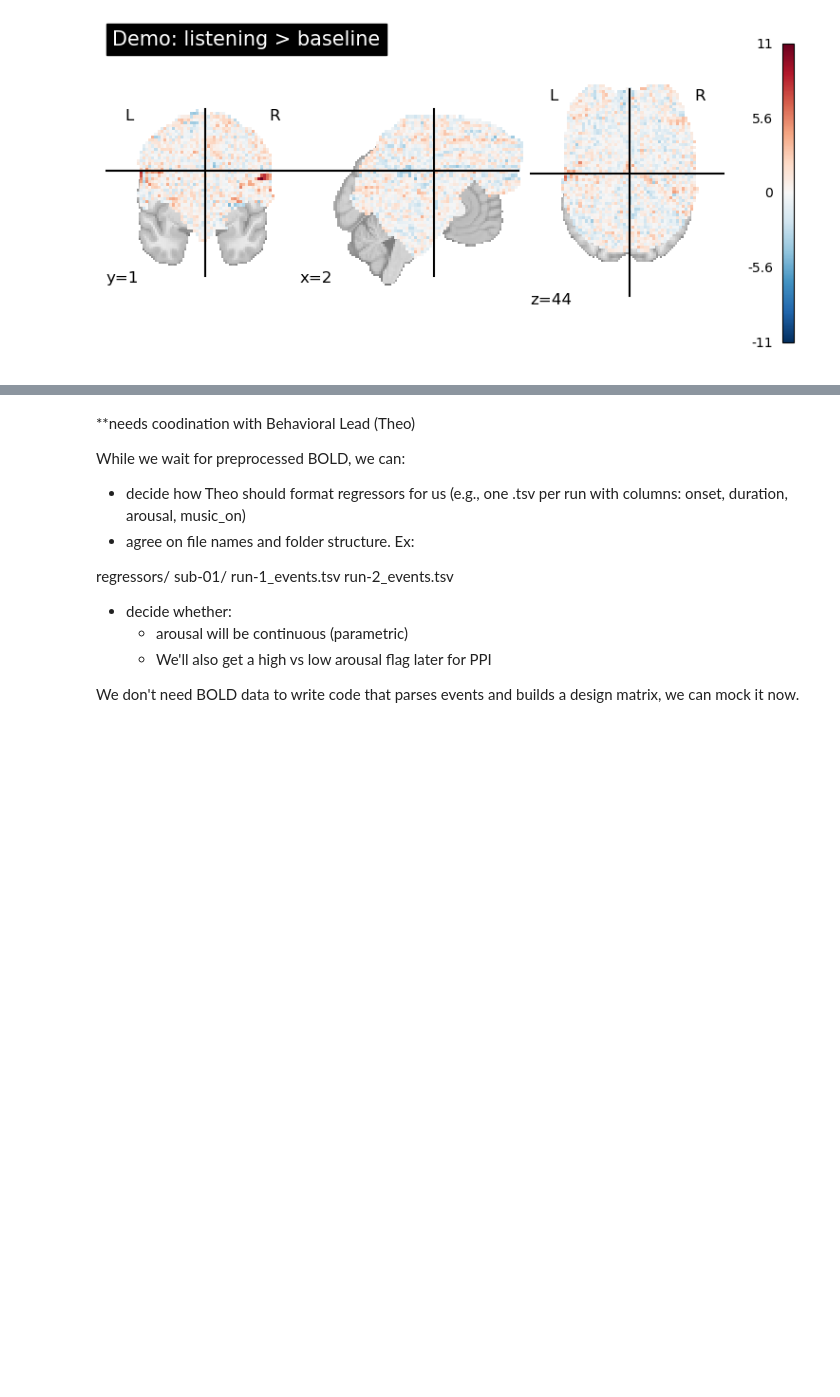
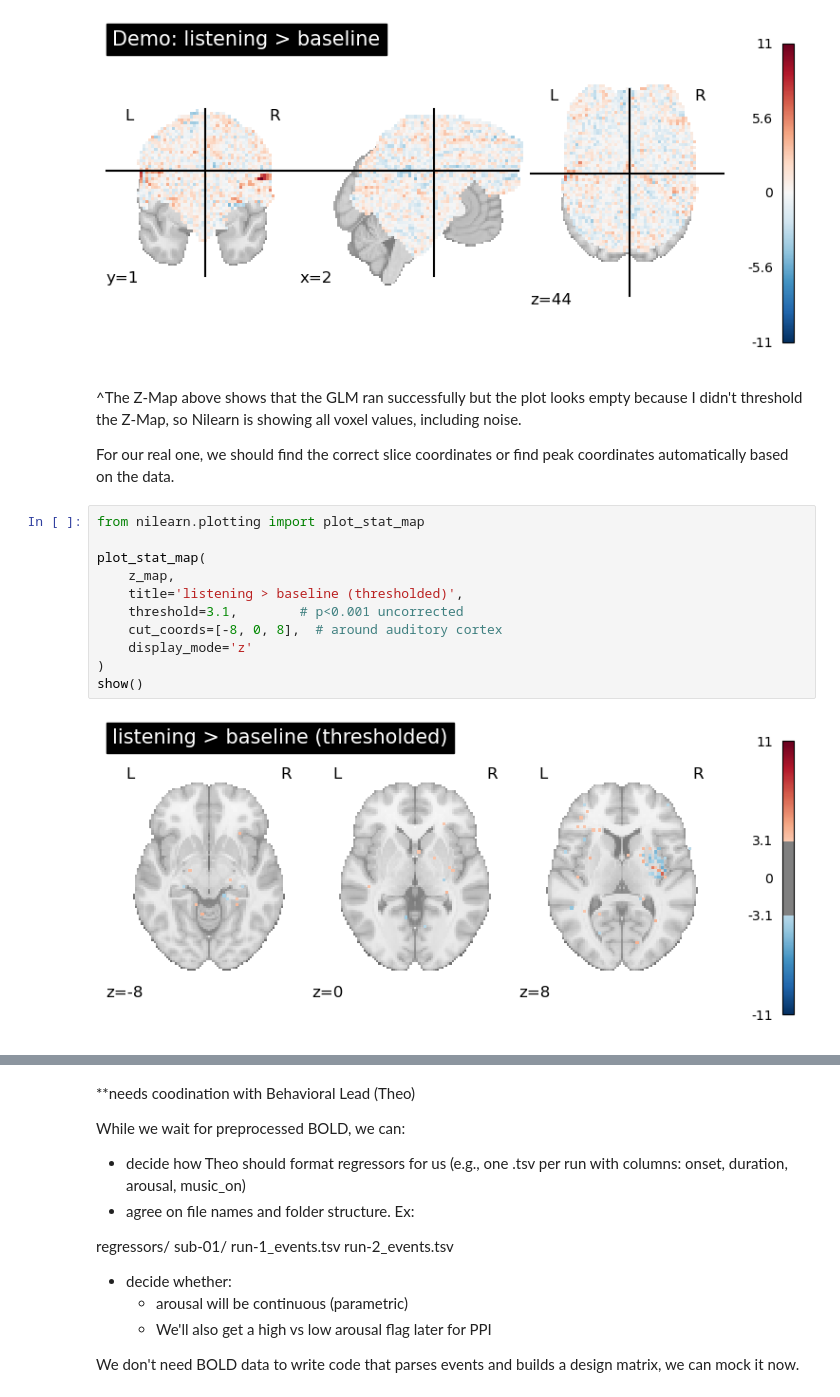
Before and after one commit to ceciliasyk/cogs-108-neural-cadence-, a Jupyter notebook: Nilearn Demo.Psuedo Code.ipynb, the cells around one changed output, grey strips where cells are left out. Saved outputs shown, nothing was run; the diff lists cells and outputs as text; blank space fills up the shorter version.

```diff
--- a/Nilearn Demo.Psuedo Code.ipynb
+++ b/Nilearn Demo.Psuedo Code.ipynb
@@ -43,3 +43,20 @@ Design matrix columns: Index(['listening', 'drift_1', 'drift_2', 'drift_3', 'dri
        'constant'],
       dtype='object')
 [figure]
+# %% [markdown]
+^The Z-Map above shows that the GLM ran successfully but the plot looks empty because I didn't threshold the Z-Map, so Nilearn is showing all voxel values, including noise.
+
+For our real one, we should find the correct slice coordinates or find peak coordinates automatically based on the data.
+# %%
+from nilearn.plotting import plot_stat_map
+
+plot_stat_map(
+    z_map,
+    title='listening > baseline (thresholded)',
+    threshold=3.1,        # p<0.001 uncorrected
+    cut_coords=[-8, 0, 8],  # around auditory cortex
+    display_mode='z'
+)
+show()
+# %% [output]
+[figure, added]
```
Also changed, not shown: parts of 3 cells of this notebook.
